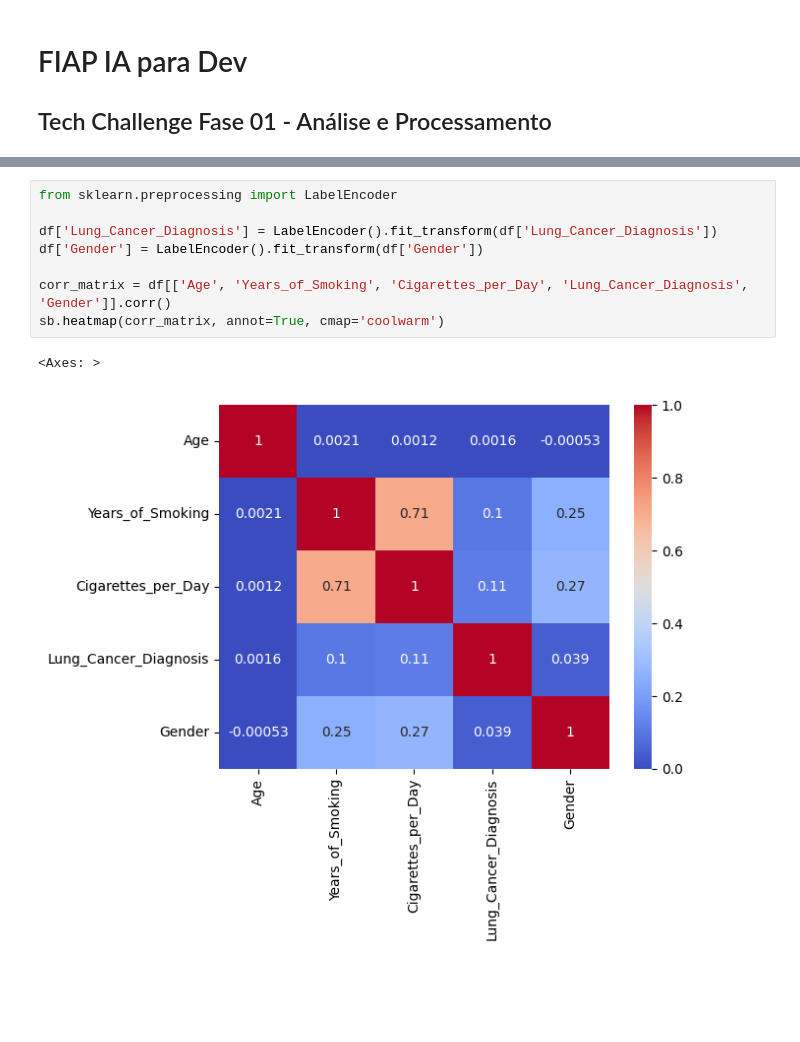
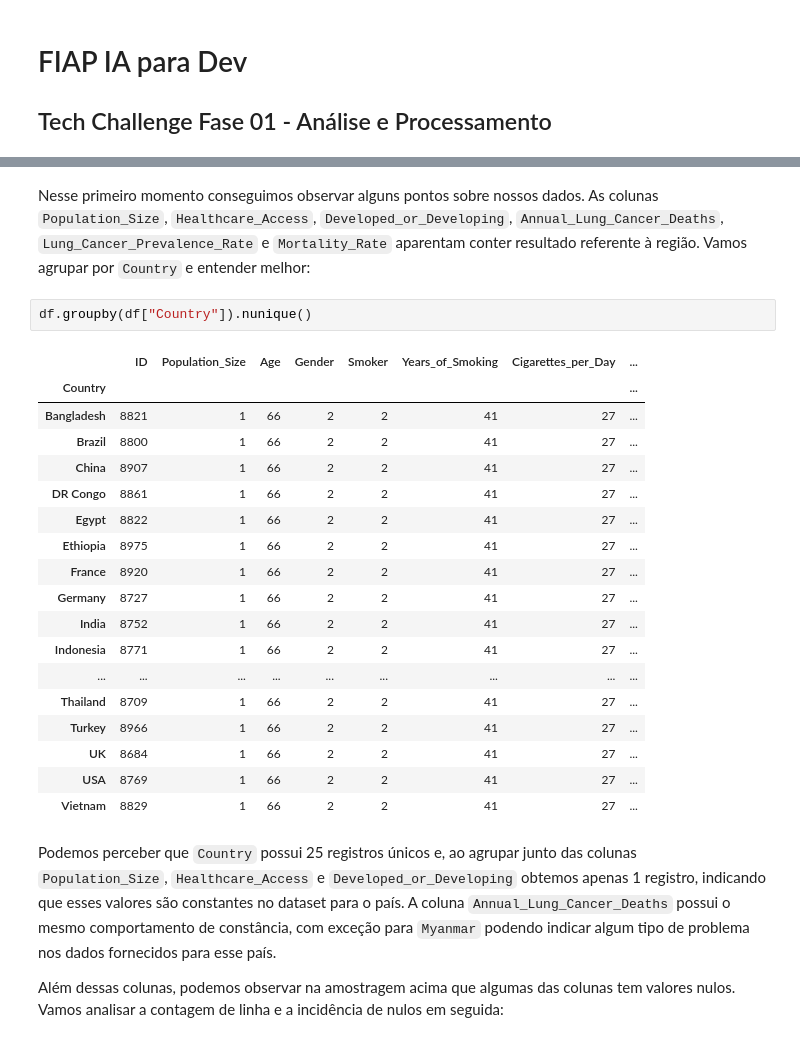
Before and after one commit to ademspr/fiap-ai-tech-challenge-01, a Jupyter notebook: notebooks/tech-challenger-01-analisys.ipynb, the cells around one changed output, grey strips where cells are left out. Saved outputs shown, nothing was run; the diff lists cells and outputs as text; blank space fills up the shorter version.

```diff
--- a/notebooks/tech-challenger-01-analisys.ipynb
+++ b/notebooks/tech-challenger-01-analisys.ipynb
@@ -154,11 +33,27 @@ sb.countplot(x='Gender', hue='Lung_Cancer_Diagnosis', data=df)
-# %%
-from sklearn.preprocessing import LabelEncoder
-
-df['Lung_Cancer_Diagnosis'] = LabelEncoder().fit_transform(df['Lung_Cancer_Diagnosis'])
-df['Gender'] = LabelEncoder().fit_transform(df['Gender'])
-
-corr_matrix = df[['Age', 'Years_of_Smoking', 'Cigarettes_per_Day', 'Lung_Cancer_Diagnosis', 'Gender']].corr()
-sb.heatmap(corr_matrix, annot=True, cmap='coolwarm')
-# %% [output]
-<Axes: >
-[figure, removed]
+# %% [markdown]
+Nesse primeiro momento conseguimos observar alguns pontos sobre nossos dados. As colunas `Population_Size`, `Healthcare_Access`, `Developed_or_Developing`, `Annual_Lung_Cancer_Deaths`, `Lung_Cancer_Prevalence_Rate` e `Mortality_Rate` aparentam conter resultado referente à região. Vamos agrupar por `Country` e entender melhor:
+# %%
+df.groupby(df["Country"]).nunique()
+# %% [output]
+|  | ID | Population_Size | Age | Gender | Smoker | Years_of_Smoking | Cigarettes_per_Day | ... |
+| Country |  |  |  |  |  |  |  | ... |
+| Bangladesh | 8821 | 1 | 66 | 2 | 2 | 41 | 27 | ... |
+| Brazil | 8800 | 1 | 66 | 2 | 2 | 41 | 27 | ... |
+| China | 8907 | 1 | 66 | 2 | 2 | 41 | 27 | ... |
+| DR Congo | 8861 | 1 | 66 | 2 | 2 | 41 | 27 | ... |
+| Egypt | 8822 | 1 | 66 | 2 | 2 | 41 | 27 | ... |
+| Ethiopia | 8975 | 1 | 66 | 2 | 2 | 41 | 27 | ... |
+| France | 8920 | 1 | 66 | 2 | 2 | 41 | 27 | ... |
+| Germany | 8727 | 1 | 66 | 2 | 2 | 41 | 27 | ... |
+| India | 8752 | 1 | 66 | 2 | 2 | 41 | 27 | ... |
+| Indonesia | 8771 | 1 | 66 | 2 | 2 | 41 | 27 | ... |
+| ... | ... | ... | ... | ... | ... | ... | ... | ... |
+| Thailand | 8709 | 1 | 66 | 2 | 2 | 41 | 27 | ... |
+| Turkey | 8966 | 1 | 66 | 2 | 2 | 41 | 27 | ... |
+| UK | 8684 | 1 | 66 | 2 | 2 | 41 | 27 | ... |
+| USA | 8769 | 1 | 66 | 2 | 2 | 41 | 27 | ... |
+| Vietnam | 8829 | 1 | 66 | 2 | 2 | 41 | 27 | ... |
+# %% [markdown]
+Podemos perceber que `Country` possui 25 registros únicos e, ao agrupar junto das colunas `Population_Size`, `Healthcare_Access` e `Developed_or_Developing` obtemos apenas 1 registro, indicando que esses valores são constantes no dataset para o país. A coluna `Annual_Lung_Cancer_Deaths` possui o mesmo comportamento de constância, com exceção para `Myanmar` podendo indicar algum tipo de problema nos dados fornecidos para esse país.
+
+Além dessas colunas, podemos observar na amostragem acima que algumas das colunas tem valores nulos. Vamos analisar a contagem de linha e a incidência de nulos em seguida:
```
Also changed, not shown: parts of 26 cells of this notebook.
